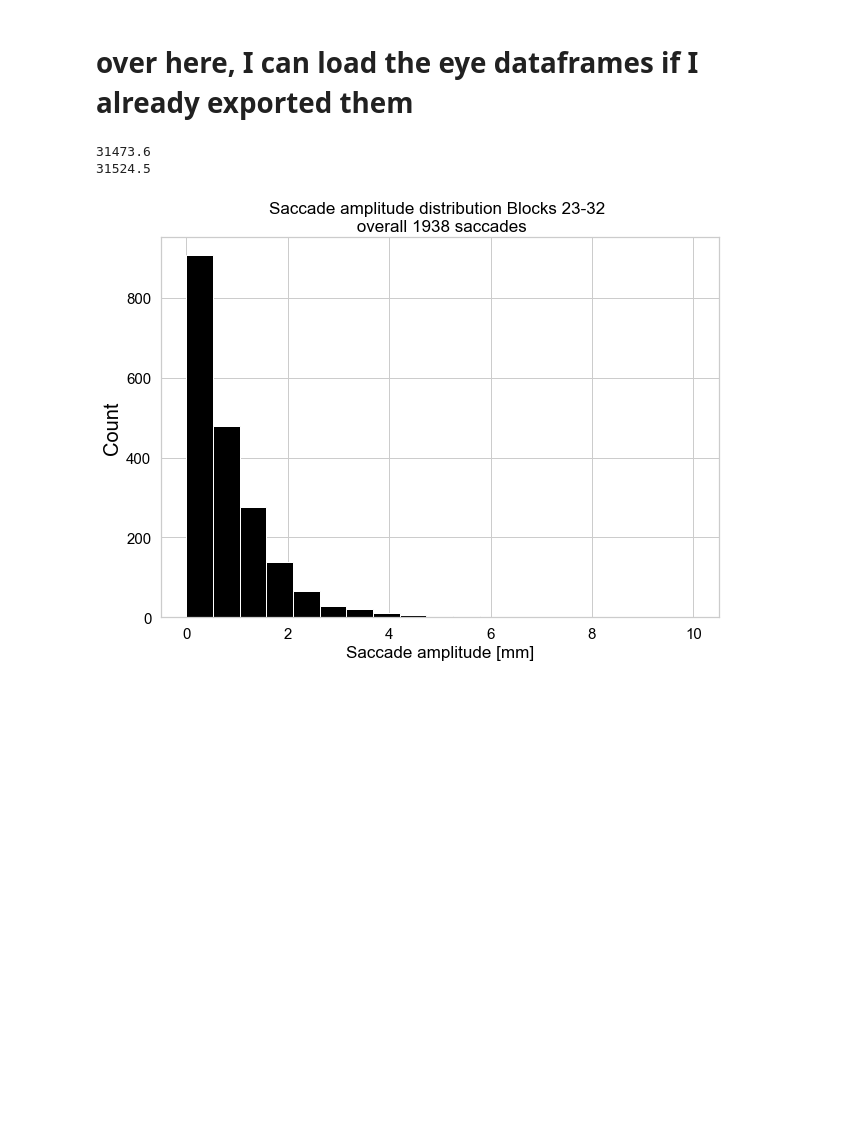
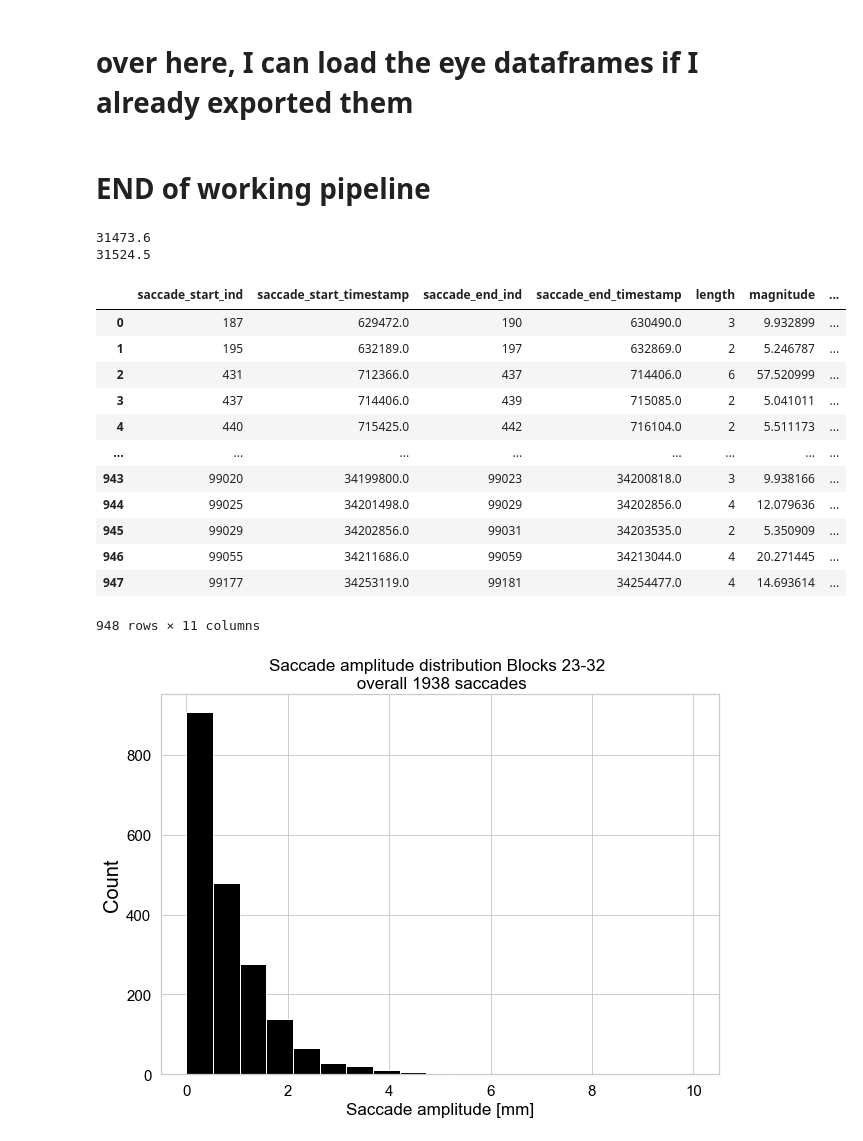
Before and after one commit to neural-electrophysiology-tool-team/Eye-Tracking-Tools, a Jupyter notebook: Graphs_for_paper_Jan_24.ipynb, the cells around one changed output. Cells and saved outputs as stored; diff of their text form; code cells hidden in the pictures; blank space fills up the shorter version.

```diff
--- a/Graphs_for_paper_Jan_24.ipynb
+++ b/Graphs_for_paper_Jan_24.ipynb
@@ -882,7 +1271,8 @@ def apply_rotation_around_center_to_df(eye_df, transformation_matrix, rotation_a
 # get the frames where the pupil is closest to round:
 s = block.le_df.width / block.le_df.height
 closest_ind = np.argmin(np.abs(s - 1)) # find the index of the value closest to 1
-frame_number_to_show = block.le_df.L_eye_frame.iloc[closest_ind]
+eye = 'L_eye_frame'
+frame_number_to_show = block.le_df[eye].iloc[closest_ind]
 path_to_video = block.le_videos[0]
 frame_number = frame_number_to_show
 ellipse_df = block.le_df
@@ -1135,3 +1481,5 @@ block.right_eye_data, block.r_saccade_df = create_saccade_events_df(block.right_
+# %% [markdown]
+# END of working pipeline
 # %%
 start_ms = block.left_eye_data[block.left_eye_data['OE_timestamp'] == block.l_saccade_df.saccade_start_timestamp[0]].ms_axis.values[0]
 end_ms = block.left_eye_data[block.left_eye_data['OE_timestamp'] == block.l_saccade_df.saccade_end_timestamp[0]].ms_axis.values[0]
@@ -1142,8 +1490,21 @@ show_synced_eye_videos(block,start_ms=start_ms, end_ms = end_ms+10000, xflip=Tru
 31473.6
 31524.5
 # %%
-start_ms =
-show_synced_eye_videos(block)
+block.l_saccade_df
+# %% [output]
+|  | saccade_start_ind | saccade_start_timestamp | saccade_end_ind | saccade_end_timestamp | length | magnitude | ... |
+| 0 | 187 | 629472.0 | 190 | 630490.0 | 3 | 9.932899 | ... |
+| 1 | 195 | 632189.0 | 197 | 632869.0 | 2 | 5.246787 | ... |
+| 2 | 431 | 712366.0 | 437 | 714406.0 | 6 | 57.520999 | ... |
+| 3 | 437 | 714406.0 | 439 | 715085.0 | 2 | 5.041011 | ... |
+| 4 | 440 | 715425.0 | 442 | 716104.0 | 2 | 5.511173 | ... |
+| ... | ... | ... | ... | ... | ... | ... | ... |
+| 943 | 99020 | 34199800.0 | 99023 | 34200818.0 | 3 | 9.938166 | ... |
+| 944 | 99025 | 34201498.0 | 99029 | 34202856.0 | 4 | 12.079636 | ... |
+| 945 | 99029 | 34202856.0 | 99031 | 34203535.0 | 2 | 5.350909 | ... |
+| 946 | 99055 | 34211686.0 | 99059 | 34213044.0 | 4 | 20.271445 | ... |
+| 947 | 99177 | 34253119.0 | 99181 | 34254477.0 | 4 | 14.693614 | ... |
+948 rows × 11 columns
 # %%
 # I want to collect saccade events from the new dataframe:
 # first stage is to understand pupil speeds:
```
Also changed, not shown: parts of 45 cells of this notebook, 3 other files.
